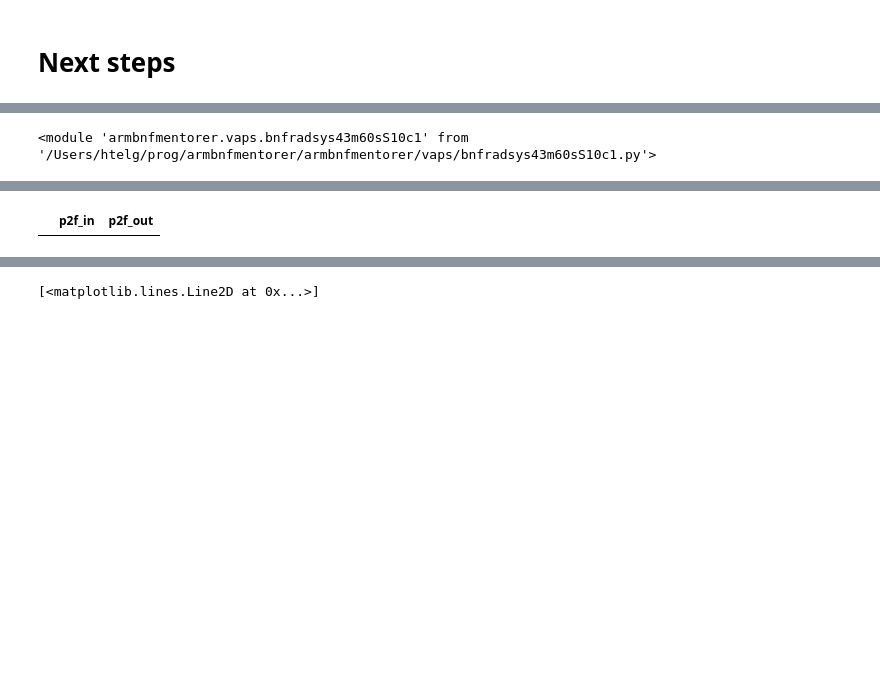
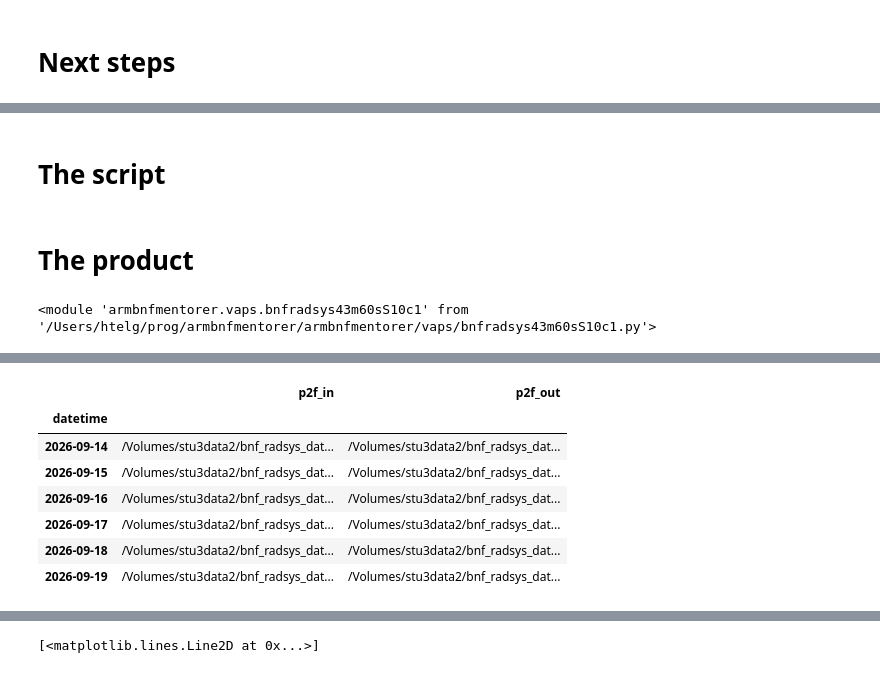
Before and after one commit to HagenTelg/armbnfmentorer, a Jupyter notebook: notebooks/vap_development.ipynb, the cells around one changed output, grey strips where cells are left out. Saved outputs shown, nothing was run; the diff lists cells and outputs as text; code cells hidden in the pictures; blank space fills up the shorter version.

```diff
--- a/notebooks/vap_development.ipynb
+++ b/notebooks/vap_development.ipynb
@@ -10,4 +8,9 @@ import atmPy.radiation.radflux.lab as atmradflux
+# %% [markdown]
+# The script
+# %% [markdown]
+# The product
 # %%
+real_time = False
 path_in = '/Volumes/stu3data2/bnf_radsys_data/bnfradsys43m60sS10.b1/'#'/Users/htelg/data/arm/archive/bnf/bnfradsys43m60sS10.b1/'
 # path_out = '~/tmp/bnfradsys43m60sS10.c1/{version}/'#'/Users/htelg/data/arm/vap/bnfradsys43m60sS10.c1/{version}/'
 path_out = '/Volumes/stu3data2/bnf_radsys_data/bnfradsys43m60sS10.c1/{version}/'#'/Users/htelg/data/arm/vap/bnfradsys43m60sS10.c1/{version}/'
@@ -24,11 +30,13 @@ reload(bnfvap43)
 # %%
 vapi = bnfvap43.BnfRadsys43m60sS10C1(p2fld_in = path_in,
                                      p2fld_out = path_out,
-                                     date_from_name = lambda name: pd.to_datetime(name.split('.')[2]),
+                                     # date_from_name = lambda name: pd.to_datetime(name.split('.')[2]),
                                      output_file_format = 'bnfradsys43m60sS10.c1.{date}.nc',
                                      radflux_parameters_db = radflux_parameters_db,
                                      path2raflux_setting = radflux_setting,
-                                     # real_time = True,
+                                     file_name_format='*{date:%Y%m%d}*',
+                                     days = 15,
+                                     real_time = real_time,
                                     # start='2025-01-01',
                                     # end='2026-07-10',
                                     # start='2026-07-01',
@@ -43 +52,8 @@ Get all files in /Volumes/stu3data2/bnf_radsys_data/bnfradsys43m60sS10.b1 with g
 |  | p2f_in | p2f_out |
+| datetime |  |  |
+| 2026-09-14 | /Volumes/stu3data2/bnf_radsys_dat... | /Volumes/stu3data2/bnf_radsys_dat... |
+| 2026-09-15 | /Volumes/stu3data2/bnf_radsys_dat... | /Volumes/stu3data2/bnf_radsys_dat... |
+| 2026-09-16 | /Volumes/stu3data2/bnf_radsys_dat... | /Volumes/stu3data2/bnf_radsys_dat... |
+| 2026-09-17 | /Volumes/stu3data2/bnf_radsys_dat... | /Volumes/stu3data2/bnf_radsys_dat... |
+| 2026-09-18 | /Volumes/stu3data2/bnf_radsys_dat... | /Volumes/stu3data2/bnf_radsys_dat... |
+| 2026-09-19 | /Volumes/stu3data2/bnf_radsys_dat... | /Volumes/stu3data2/bnf_radsys_dat... |
```
Also changed, not shown: parts of 43 cells of this notebook, 2 other files.
